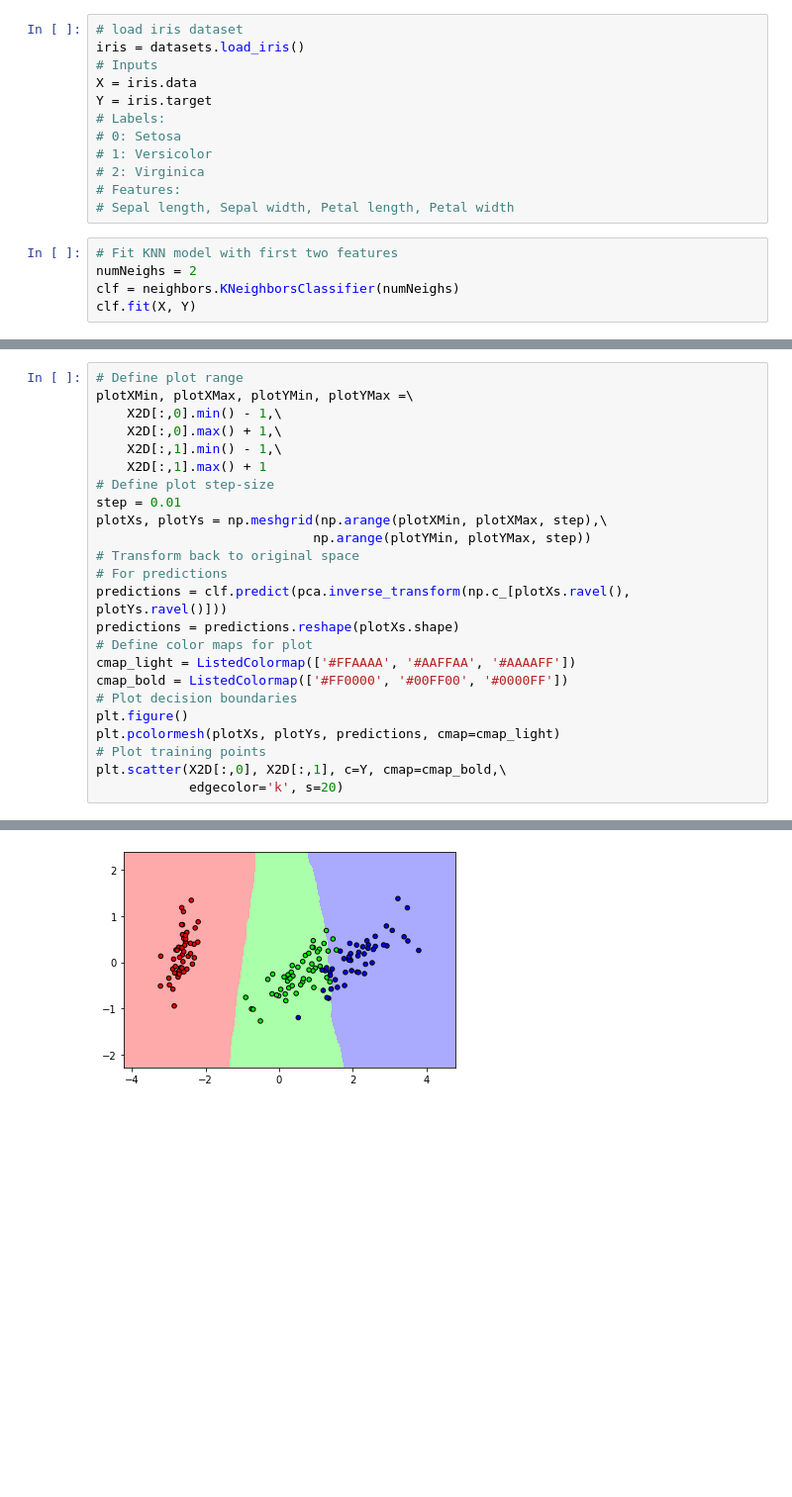
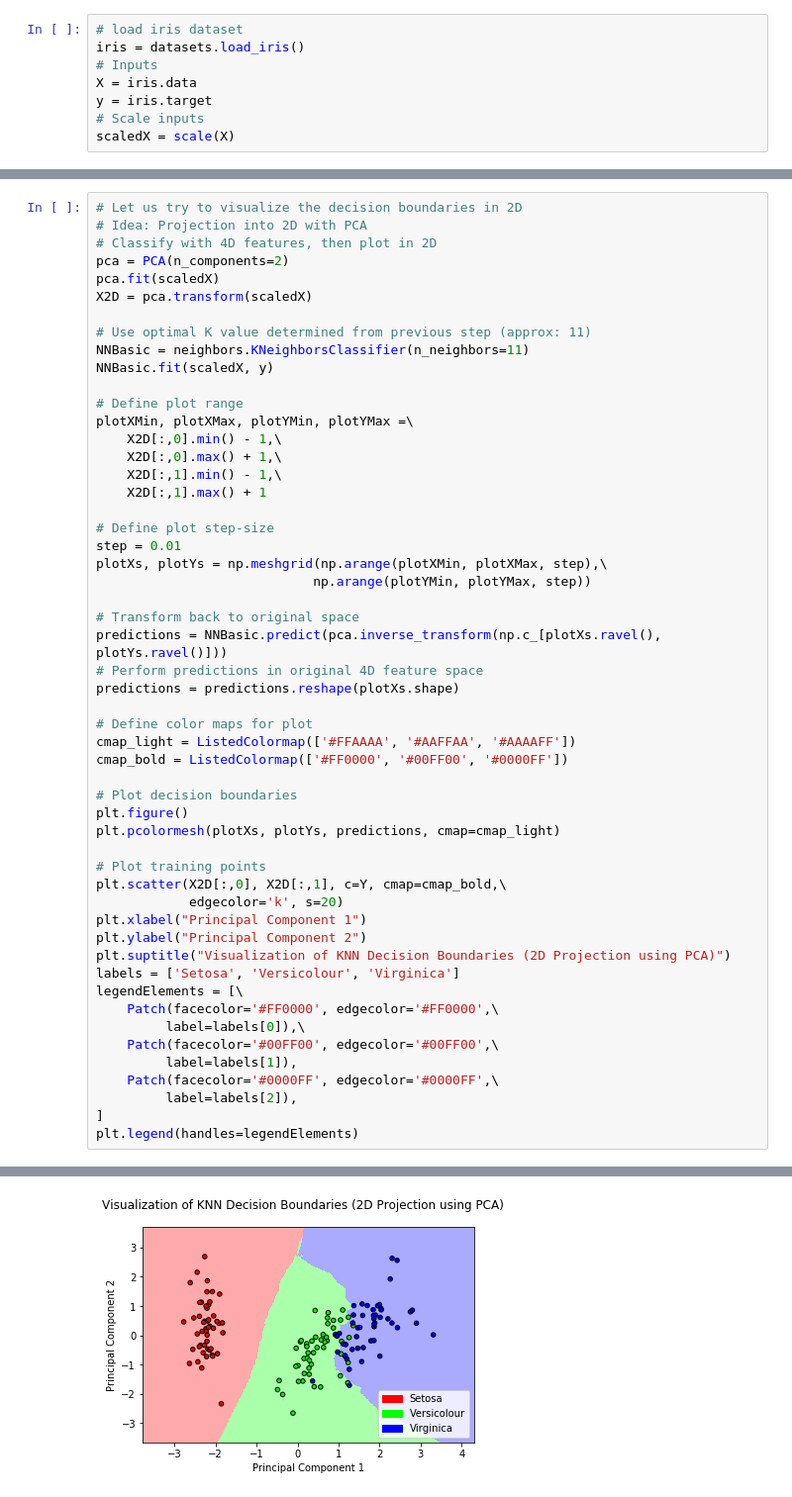
Before and after one commit to ycheng14799/MLProgrammingAssignmentWeek3, a Jupyter notebook: IrisKNearestNeighbors.ipynb, the cells around one changed output, grey strips where cells are left out. Shown at 99% size. Saved outputs shown, nothing was run; the diff lists cells and outputs as text; blank space fills up the shorter version.

```diff
--- a/IrisKNearestNeighbors.ipynb
+++ b/IrisKNearestNeighbors.ipynb
@@ -10,15 +14,6 @@ from matplotlib.colors import ListedColormap
 iris = datasets.load_iris()
 # Inputs
 X = iris.data
-Y = iris.target
-# Labels:
-# 0: Setosa
-# 1: Versicolor
-# 2: Virginica
-# Features:
-# Sepal length, Sepal width, Petal length, Petal width
+y = iris.target
+# Scale inputs
+scaledX = scale(X)
-# %%
-# Fit KNN model with first two features
-numNeighs = 2
-clf = neighbors.KNeighborsClassifier(numNeighs)
-clf.fit(X, Y)
@@ -36,25 +67,54 @@ X2D = pca.transform(X)
 # %%
+# Let us try to visualize the decision boundaries in 2D
+# Idea: Projection into 2D with PCA
+# Classify with 4D features, then plot in 2D
+pca = PCA(n_components=2)
+pca.fit(scaledX)
+X2D = pca.transform(scaledX)
+
+# Use optimal K value determined from previous step (approx: 11)
+NNBasic = neighbors.KNeighborsClassifier(n_neighbors=11)
+NNBasic.fit(scaledX, y)
+
 # Define plot range
 plotXMin, plotXMax, plotYMin, plotYMax =\
     X2D[:,0].min() - 1,\
     X2D[:,0].max() + 1,\
     X2D[:,1].min() - 1,\
     X2D[:,1].max() + 1
+
 # Define plot step-size
 step = 0.01
 plotXs, plotYs = np.meshgrid(np.arange(plotXMin, plotXMax, step),\
                             np.arange(plotYMin, plotYMax, step))
+
 # Transform back to original space
-# For predictions
-predictions = clf.predict(pca.inverse_transform(np.c_[plotXs.ravel(), plotYs.ravel()]))
+predictions = NNBasic.predict(pca.inverse_transform(np.c_[plotXs.ravel(), plotYs.ravel()]))
+# Perform predictions in original 4D feature space
 predictions = predictions.reshape(plotXs.shape)
+
 # Define color maps for plot
 cmap_light = ListedColormap(['#FFAAAA', '#AAFFAA', '#AAAAFF'])
 cmap_bold = ListedColormap(['#FF0000', '#00FF00', '#0000FF'])
+
 # Plot decision boundaries
 plt.figure()
 plt.pcolormesh(plotXs, plotYs, predictions, cmap=cmap_light)
+
 # Plot training points
 plt.scatter(X2D[:,0], X2D[:,1], c=Y, cmap=cmap_bold,\
             edgecolor='k', s=20)
+plt.xlabel("Principal Component 1")
+plt.ylabel("Principal Component 2")
+plt.suptitle("Visualization of KNN Decision Boundaries (2D Projection using PCA)")
+labels = ['Setosa', 'Versicolour', 'Virginica']
+legendElements = [\
+    Patch(facecolor='#FF0000', edgecolor='#FF0000',\
+         label=labels[0]),\
+    Patch(facecolor='#00FF00', edgecolor='#00FF00',\
+         label=labels[1]),
+    Patch(facecolor='#0000FF', edgecolor='#0000FF',\
+         label=labels[2]),
+]
+plt.legend(handles=legendElements)
 # %% [output]
@@ -62,2 +122,2 @@ plt.scatter(X2D[:,0], X2D[:,1], c=Y, cmap=cmap_bold,\
-[figure, old version]
+[figure, new version]
 # %%
```
Also changed, not shown: parts of 11 cells of this notebook, 15 other files.
